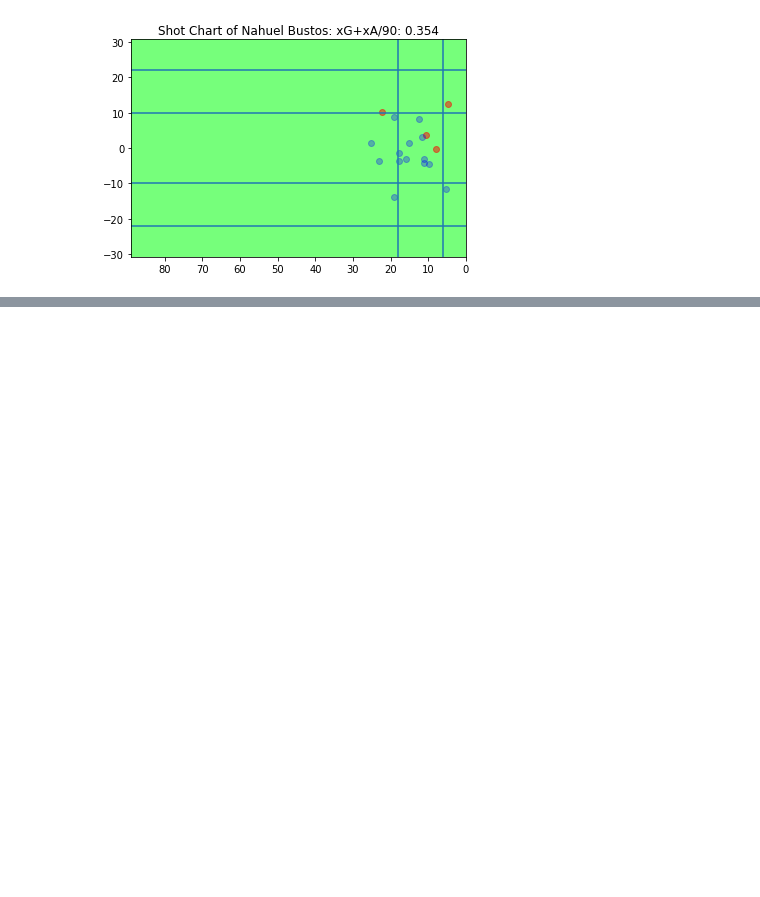
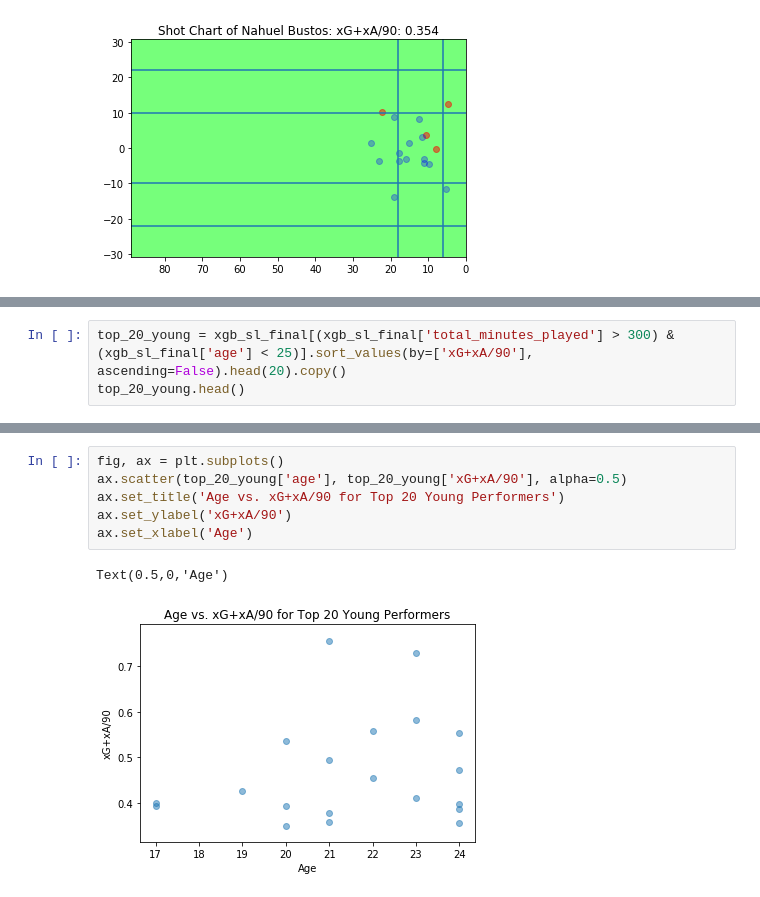
Before and after one commit to d-v-dlee/super_liga_xg, a Jupyter notebook: _pickle_tables.ipynb, the cells around one changed output, grey strips where cells are left out. Drawn from its saved outputs; the diff is of its cells as text; blank space fills up the shorter version.

```diff
--- a/_pickle_tables.ipynb
+++ b/_pickle_tables.ipynb
@@ -566,0 +647,3 @@ ax.set_facecolor('xkcd:lightgreen')
+# %%
+top_20_young = xgb_sl_final[(xgb_sl_final['total_minutes_played'] > 300) & (xgb_sl_final['age'] < 25)].sort_values(by=['xG+xA/90'], ascending=False).head(20).copy()
+top_20_young.head()
@@ -566,0 +657,9 @@ ax.set_facecolor('xkcd:lightgreen')
+# %%
+fig, ax = plt.subplots()
+ax.scatter(top_20_young['age'], top_20_young['xG+xA/90'], alpha=0.5)
+ax.set_title('Age vs. xG+xA/90 for Top 20 Young Performers')
+ax.set_ylabel('xG+xA/90')
+ax.set_xlabel('Age')
+# %% [output]
+Text(0.5,0,'Age')
+[figure, added]
```
Also changed, not shown: parts of 43 cells of this notebook, 1 other file.
